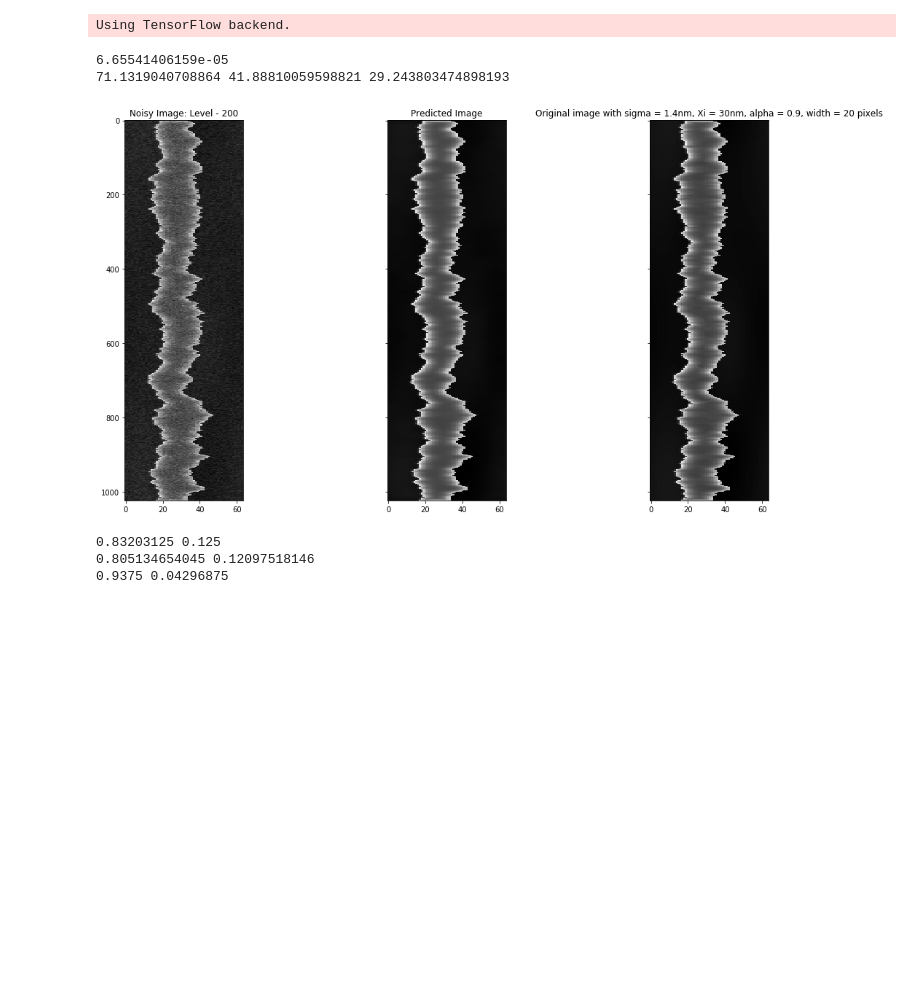
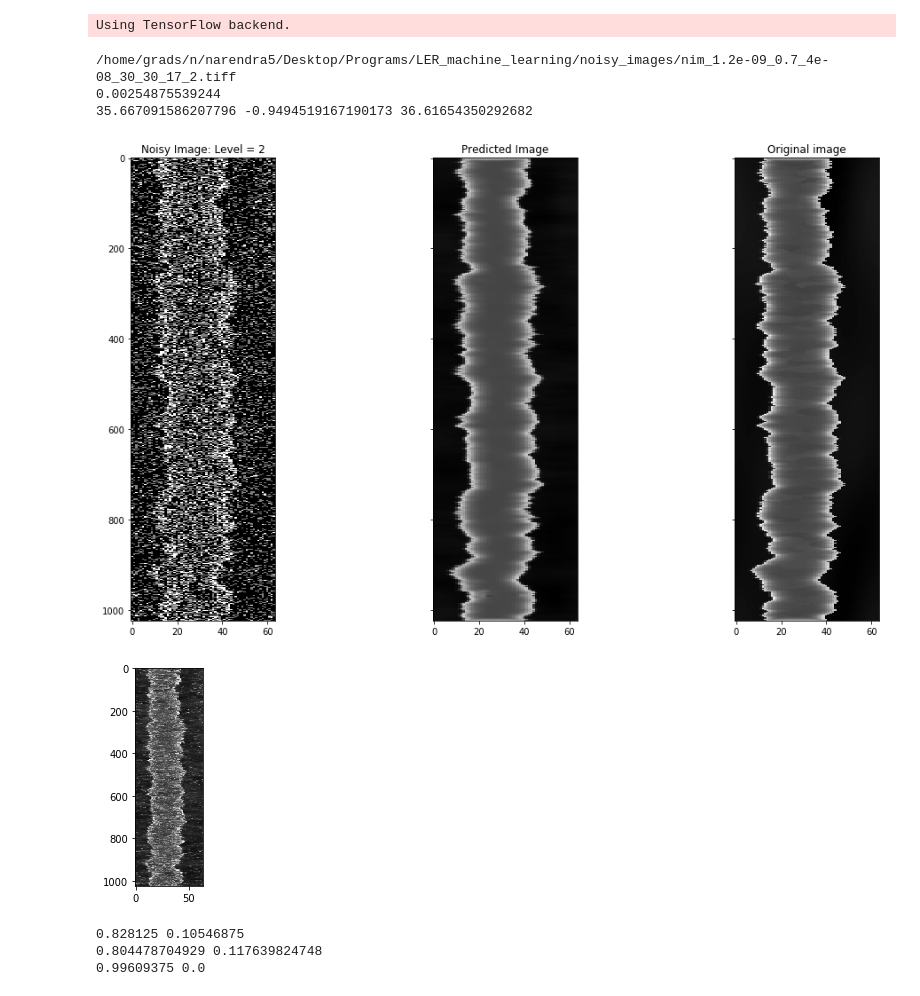
Before and after one commit to narendrachaudhary51/LER_machine_learning, a Jupyter notebook: neural_nets/nnet_prediction.ipynb, the cells around one changed output. Drawn from its saved outputs; the diff is of its cells as text; code cells hidden in the pictures; blank space fills up the shorter version.

Commit message:
DnCNN images and other denoisers added

```diff
--- a/neural_nets/nnet_prediction.ipynb
+++ b/neural_nets/nnet_prediction.ipynb
@@ -19,18 +19,19 @@ path = '/home/grads/n/narendra5/Desktop/Programs/LER_machine_learning/'
 
 model = load_model(path + 'models/' + 'full_run1_epoch_4.h5')
 
-sigma = 1.4
-alpha = 0.9
-Xi = 30
-width = 20
-space = 40
-noise = 200
+sigma = 1.2
+alpha = 0.7
+Xi = 40
+width = 30
+space = 30
+noise = 2
 shift = math.floor(-25 + (width + space/2 + Xi + alpha*10 + sigma*10)%16)
 
 
 original_file = path + 'original_images/oim_' + "{:.2g}".format(sigma*1e-09) + '_' + str(alpha) + '_' + "{0:.2g}".format(Xi*1e-09) + '_' + str(width) + '_' + str(space) + '_' + str(-shift) + '.tiff'
 noisy_file = path + 'noisy_images/nim_' + "{0:.2g}".format(sigma*1e-09) + '_' + str(alpha) + '_' + "{0:.2g}".format(Xi*1e-09) + '_' + str(width) + '_' + str(space) + '_' + str(-shift) + '_' + str(noise) + '.tiff'
 
+print(noisy_file)
 im = np.array(Image.open(original_file))
 imnoisy = np.array(Image.open(noisy_file))
 
@@ -42,11 +43,7 @@ impredict = model.predict(imnoisy)
 imnoisy = imnoisy.reshape(1024,64)
 impredict = impredict.reshape(1024,64)
 impredict = impredict.astype(float)
-"""
-impredict = np.around(impredict*256)
-im = np.around(im*256)
-imnoisy = np.around(imnoisy*256)
-"""
+
 
 mse = ((im - impredict) ** 2).mean()
 print(mse)
@@ -61,33 +58,48 @@ print(snr_predict_dB, snr_noise_dB, snr_predict_dB - snr_noise_dB)
 
 del model
 # %% [output]
-6.65541406159e-05
-71.1319040708864 41.88810059598821 29.243803474898193
+/home/grads/n/narendra5/Desktop/Programs/LER_machine_learning/noisy_images/nim_1.2e-09_0.7_4e-08_30_30_17_2.tiff
+0.00254875539244
+35.667091586207796 -0.9494519167190173 36.61654350292682
 # %%
 %matplotlib inline
 
 fig, ax = plt.subplots(nrows=1, ncols=3, figsize=(16, 8), sharex=True,
                        sharey=True, subplot_kw={'adjustable': 'box-forced'})
 
 
 ax[0].imshow(imnoisy,cmap = 'gray',aspect= 0.2)
-ax[0].set_title('Noisy Image: Level - {}'.format(noise))
+ax[0].set_title('Noisy Image: Level = {}'.format(noise))
 
 ax[1].imshow(impredict, cmap = 'gray', aspect= 0.2)
 ax[1].set_title('Predicted Image')
 
 ax[2].imshow(im,cmap = 'gray',aspect = 0.2)
-ax[2].set_title('Original image with sigma = {}nm, Xi = {}nm, alpha = {}, width = {} pixels'.format(sigma, Xi, alpha, width))
+#ax[2].set_title('Original image with sigma = {}nm, Xi = {}nm, alpha = {}, width = {} pixels'.format(sigma, Xi, alpha, width))
+ax[2].set_title('Original image')
+
 fig.tight_layout()
+plt.savefig('noisy_lines.png')
+plt.show()
+
+#import scipy.io as spio
+
+mat2 = spio.loadmat(path + 'Image2.mat', squeeze_me=True)
+DnCNN = np.array(mat2['image1'])
+
+DnCNN = DnCNN/256
+
+plt.imshow(DnCNN,aspect= 0.2)
 plt.show()
 
 print(np.max(im), np.min(im))
 print(np.max(impredict), np.min(impredict))
 print(np.max(imnoisy), np.min(imnoisy))
 # %% [output]
-[figure, old version]
+[figure, new version]
+[figure, added]
-0.83203125 0.125
-0.805134654045 0.12097518146
-0.9375 0.04296875
+0.828125 0.10546875
+0.804478704929 0.117639824748
+0.99609375 0.0
 # %%
 from skimage.restoration import (denoise_tv_chambolle, denoise_bilateral,
```
Also changed, not shown: parts of 4 cells of this notebook, 4 other files.
